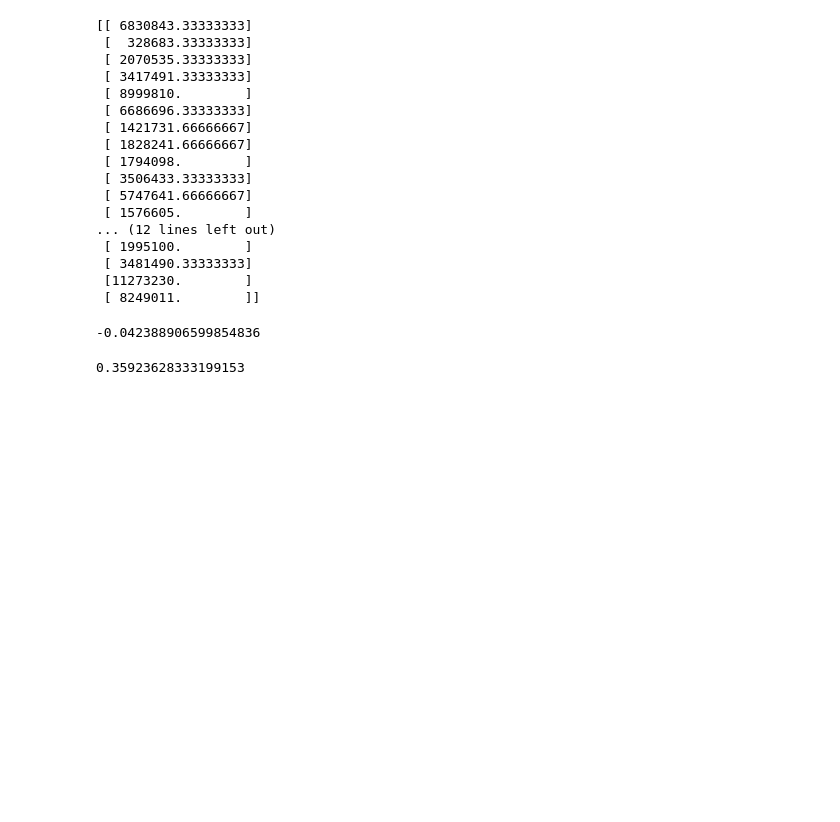
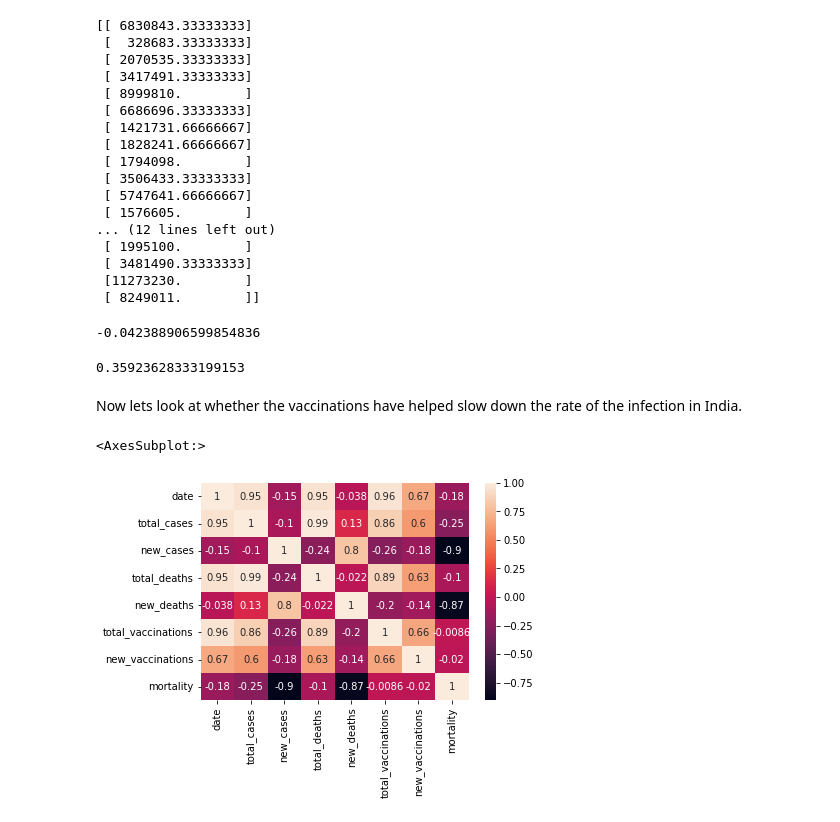
Before and after one commit to Siddharth114/IndiaCovidData, a Jupyter notebook: exploring.ipynb, the cells around one changed output. Cells and saved outputs as stored; diff of their text form; code cells hidden in the pictures; blank space fills up the shorter version.

```diff
--- a/exploring.ipynb
+++ b/exploring.ipynb
@@ -275,3 +276,10 @@ KNN_acc = r2_score(Y_test, KNN_predict)
 print(KNN_acc)
 # %% [output]
 0.35923628333199153
+# %% [markdown]
+Now lets look at whether the vaccinations have helped slow down the rate of the infection in India.
+# %%
+sns.heatmap(vaccines.corr(), annot=True)
+# %% [output]
+<AxesSubplot:>
+[figure, added]
```
Also changed, not shown: parts of 5 cells of this notebook.
